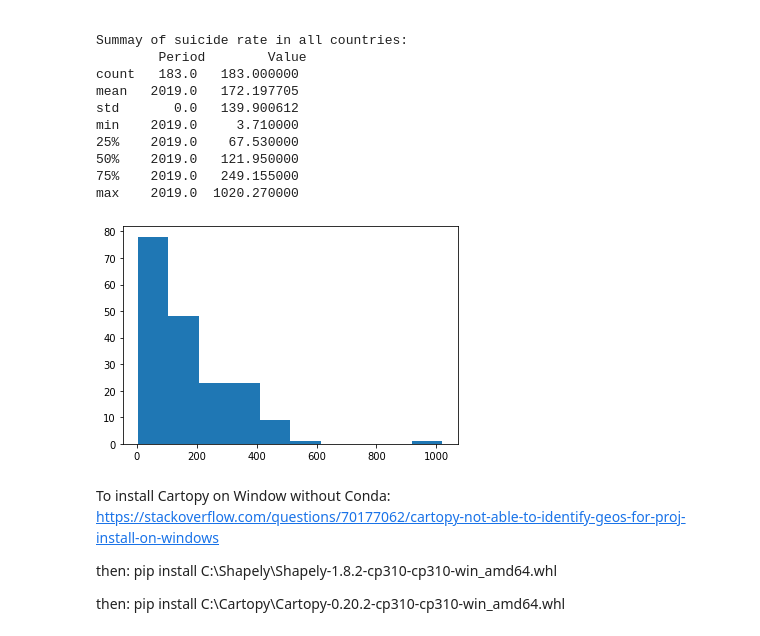
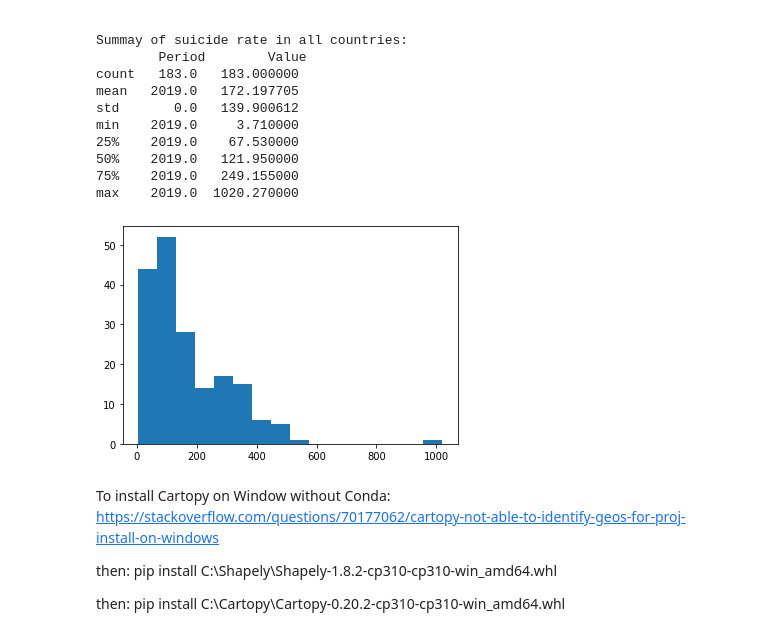
Before and after one commit to Pinkwjp/global_suicide_rates, a Jupyter notebook: visualize_global_sucide_rates.ipynb, the cells around one changed output. Cells and saved outputs as stored; diff of their text form; code cells hidden in the pictures.

```diff
--- a/visualize_global_sucide_rates.ipynb
+++ b/visualize_global_sucide_rates.ipynb
@@ -140,8 +143,8 @@ max    2019.0  1020.270000
 # %%
 import matplotlib.pyplot as plt
 
-plt.hist(country_rates_df.Value)
+plt.hist(country_rates_df.Value, bins='auto')
 plt.show()
 # %% [output]
-[figure, old version]
+[figure, new version]
 # %%
```
Also changed, not shown: parts of 13 cells of this notebook.
